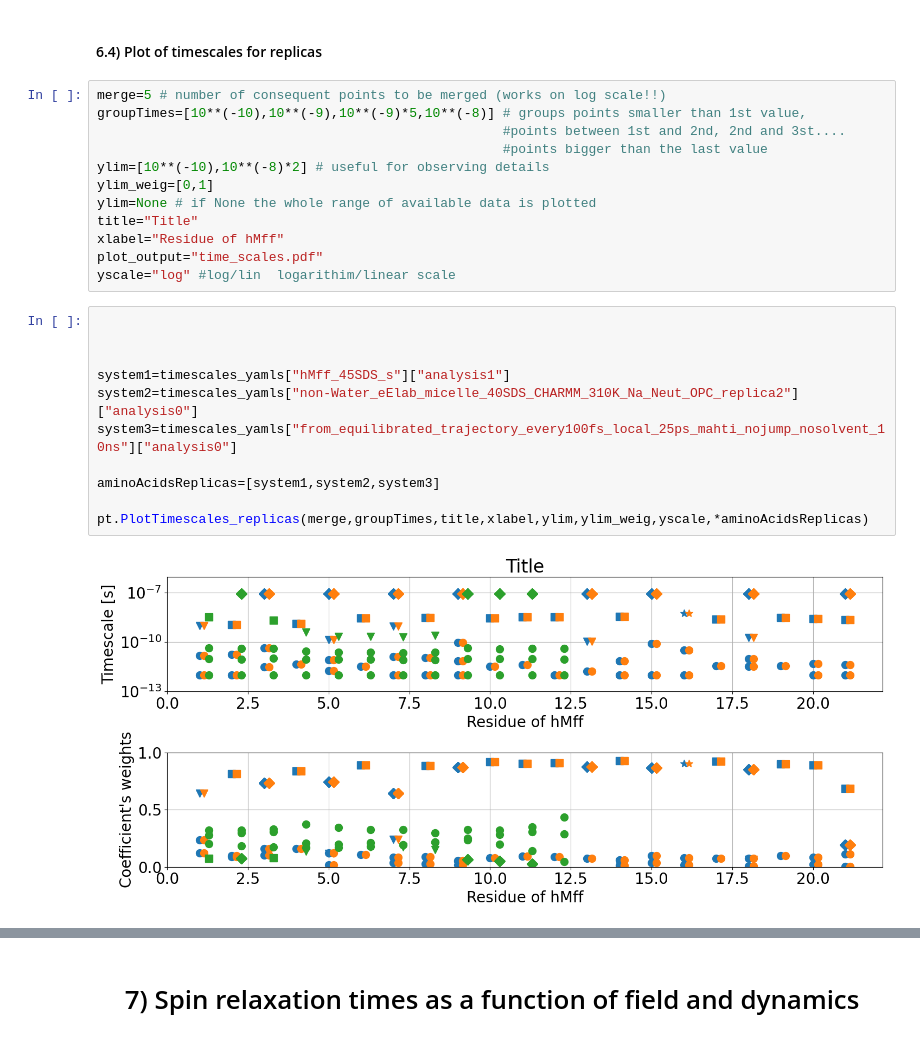
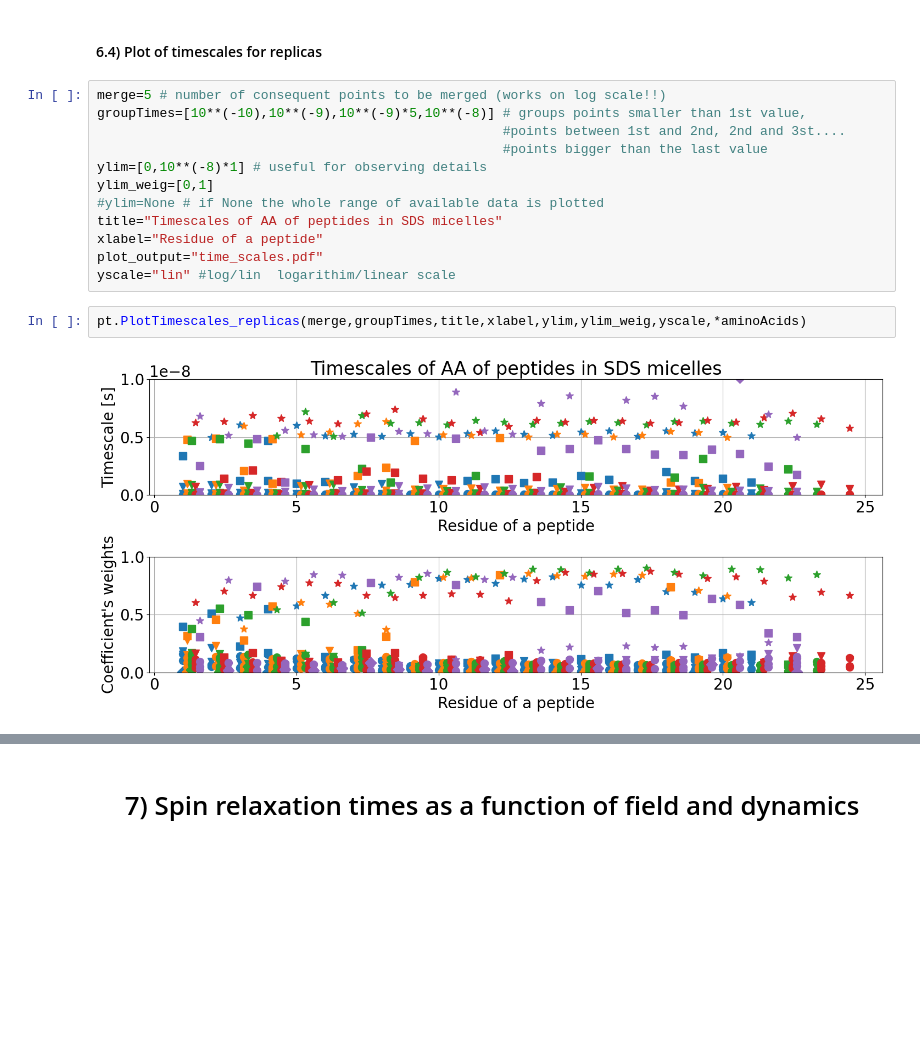
Before and after one commit to nencini/NMR_FF_tools, a Jupyter notebook: relaxation_times/RelaxationTimes.ipynb, the cells around one changed output, grey strips where cells are left out. Drawn from its saved outputs; the diff is of its cells as text; blank space fills up the shorter version.

```diff
--- a/relaxation_times/RelaxationTimes.ipynb
+++ b/relaxation_times/RelaxationTimes.ipynb
@@ -348,23 +351,14 @@ merge=5 # number of consequent points to be merged (works on log scale!!)
 groupTimes=[10**(-10),10**(-9),10**(-9)*5,10**(-8)] # groups points smaller than 1st value,
                                                     #points between 1st and 2nd, 2nd and 3st....
                                                     #points bigger than the last value
-ylim=[10**(-10),10**(-8)*2] # useful for observing details
+ylim=[0,10**(-8)*1] # useful for observing details
 ylim_weig=[0,1]
-ylim=None # if None the whole range of available data is plotted
-title="Title"
-xlabel="Residue of hMff"
+#ylim=None # if None the whole range of available data is plotted
+title="Timescales of AA of peptides in SDS micelles"
+xlabel="Residue of a peptide"
 plot_output="time_scales.pdf"
-yscale="log" #log/lin  logarithim/linear scale
+yscale="lin" #log/lin  logarithim/linear scale
-# %%
-
-
-
-system1=timescales_yamls["hMff_45SDS_s"]["analysis1"]
-system2=timescales_yamls["non-Water_eElab_micelle_40SDS_CHARMM_310K_Na_Neut_OPC_replica2"]["analysis0"]
-system3=timescales_yamls["from_equilibrated_trajectory_every100fs_local_25ps_mahti_nojump_nosolvent_10ns"]["analysis0"]
-
-aminoAcidsReplicas=[system1,system2,system3]
-
-pt.PlotTimescales_replicas(merge,groupTimes,title,xlabel,ylim,ylim_weig,yscale,*aminoAcidsReplicas)
-# %% [output]
-[figure, removed]
+# %%
+pt.PlotTimescales_replicas(merge,groupTimes,title,xlabel,ylim,ylim_weig,yscale,*aminoAcids)
+# %% [output]
+[figure, added]
```
Also changed, not shown: parts of 10 cells of this notebook, 2 other files.
